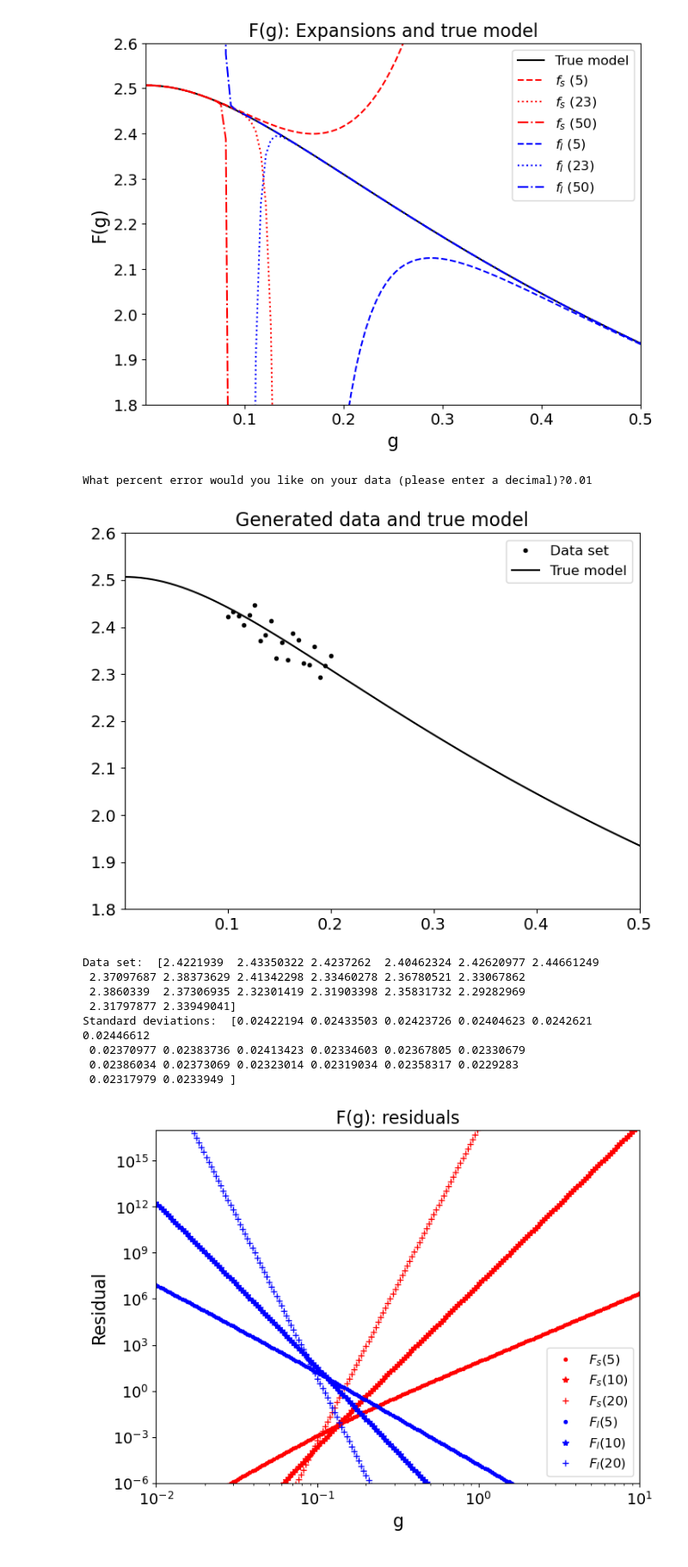
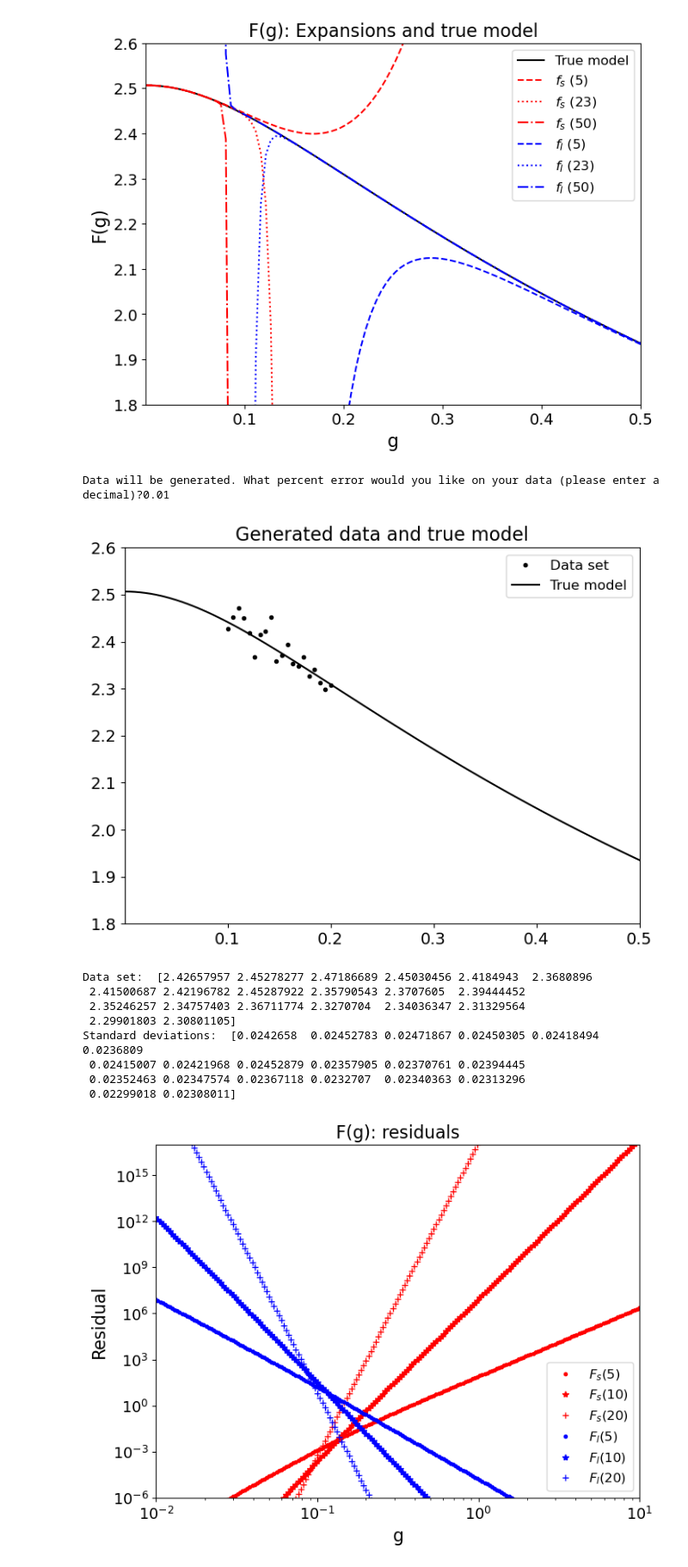
Before and after one commit to asemposki/SAMBA, a Jupyter notebook: BMM_Expansions_Project.ipynb, the cells around one changed output. Shown at 86% size. Cells and saved outputs as stored; diff of their text form; code cells hidden in the pictures.

```diff
--- a/BMM_Expansions_Project.ipynb
+++ b/BMM_Expansions_Project.ipynb
@@ -84,22 +84,32 @@ print(result_nlow)
 second.plot_models(g_true, nlowk, nhighk)
 # %% [output]
 [figure]
-# %%
-data, sigma = second.generate_data(g_true, g_data)
-
-print('Data set: ', data)
-print('Standard deviations: ', sigma)
-# %% [output]
-What percent error would you like on your data (please enter a decimal)?0.01
-[figure, removed]
-Data set:  [2.4221939  2.43350322 2.4237262  2.40462324 2.42620977 2.44661249
- 2.37097687 2.38373629 2.41342298 2.33460278 2.36780521 2.33067862
- 2.3860339  2.37306935 2.32301419 2.31903398 2.35831732 2.29282969
- 2.31797877 2.33949041]
-Standard deviations:  [0.02422194 0.02433503 0.02423726 0.02404623 0.0242621  0.02446612
- 0.02370977 0.02383736 0.02413423 0.02334603 0.02367805 0.02330679
- 0.02386034 0.02373069 0.02323014 0.02319034 0.02358317 0.0229283
- 0.02317979 0.0233949 ]
+# %%
+data = np.array([2.46534746, 2.41906332, 2.4371981,  2.43758332, 2.45508226, 2.43256716, \
+                  2.3606467,  2.39643081, 2.38913794, 2.35902622, 2.38975985, 2.36837931, \
+                  2.37086582, 2.34159688, 2.36703721, 2.31234851, 2.32826091, 2.35910483, \
+                  2.29563753, 2.31964552])
+
+sigma = np.array([0.02465347, 0.02419063, 0.02437198, 0.02437583, 0.02455082, 0.02432567, \
+                  0.02360647, 0.02396431, 0.02389138, 0.02359026, 0.0238976,  0.02368379, \
+                  0.02370866, 0.02341597, 0.02367037, 0.02312349, 0.02328261, 0.02359105, \
+                  0.02295638, 0.02319646])
+
+data, sigma = second.add_data(g_true, g_data)
+
+print('Data set: ', data)
+print('Standard deviations: ', sigma)
+# %% [output]
+Data will be generated. What percent error would you like on your data (please enter a decimal)?0.01
+[figure, added]
+Data set:  [2.42657957 2.45278277 2.47186689 2.45030456 2.4184943  2.3680896
+ 2.41500687 2.42196782 2.45287922 2.35790543 2.3707605  2.39444452
+ 2.35246257 2.34757403 2.36711774 2.3270704  2.34036347 2.31329564
+ 2.29901803 2.30801105]
+Standard deviations:  [0.0242658  0.02452783 0.02471867 0.02450305 0.02418494 0.0236809
+ 0.02415007 0.02421968 0.02452879 0.02357905 0.02370761 0.02394445
+ 0.02352463 0.02347574 0.02367118 0.0232707  0.02340363 0.02313296
+ 0.02299018 0.02308011]
 # %%
 second.residuals(loworder, highorder)
 # %% [output]
```
Also changed, not shown: parts of 7 cells of this notebook, 1 other file.
